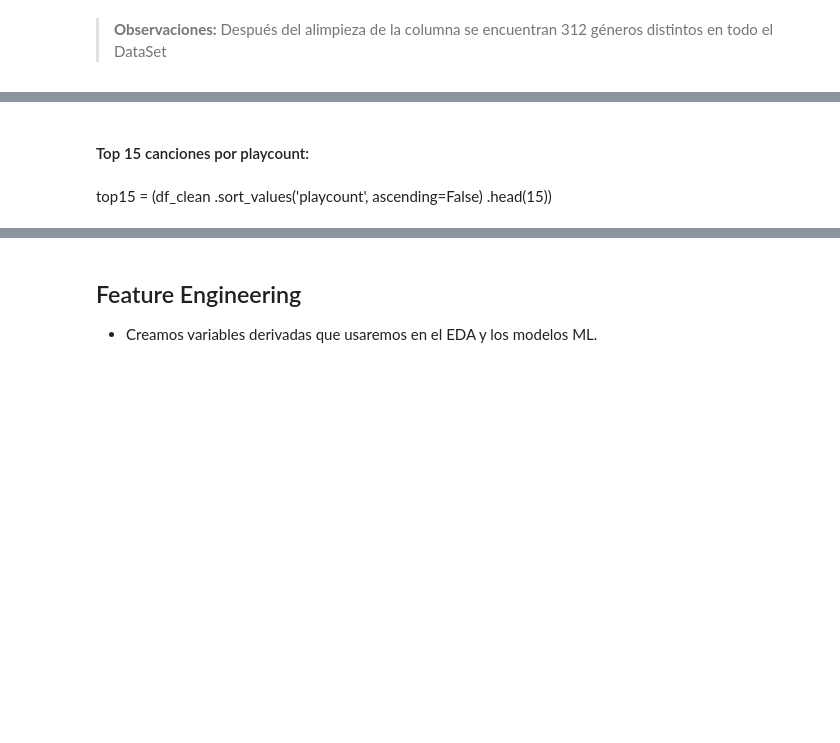
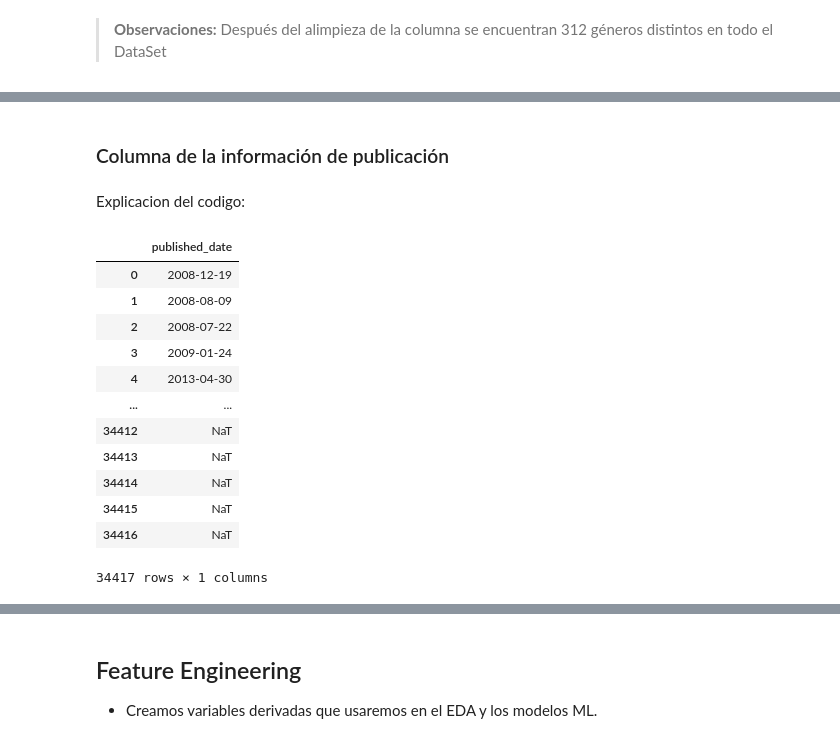
Before and after one commit to 4GeeksAcademy/ProyectoFinal23, a Jupyter notebook: src/Untitled1 - copia.ipynb, the cells around one changed output, grey strips where cells are left out. Saved outputs shown, nothing was run; the diff lists cells and outputs as text; code cells hidden in the pictures; blank space fills up the shorter version.

```diff
--- a/src/Untitled1 - copia.ipynb
+++ b/src/Untitled1 - copia.ipynb
@@ -499,9 +486,5 @@ df_clean['tag_clean'].nunique()
 
 **Objetivo:** identificar qué canciones y artistas dominan el mercado global.
 **Datos:** `chart.getTopTracks` + `chart.getTopArtists` -->
-# %% [markdown]
-#### Top 15 canciones por playcount:
-# %% [markdown]
-top15 = (df_clean
-    .sort_values('playcount', ascending=False)
-    .head(15))
+# %% [markdown]
+### Columna de la información de publicación
@@ -507,0 +493,18 @@ top15 = (df_clean
+# %% [markdown]
+Explicacion del codigo:
+# %%
+pd.DataFrame(df_clean['published_date'])
+# %% [output]
+|  | published_date |
+| 0 | 2008-12-19 |
+| 1 | 2008-08-09 |
+| 2 | 2008-07-22 |
+| 3 | 2009-01-24 |
+| 4 | 2013-04-30 |
+| ... | ... |
+| 34412 | NaT |
+| 34413 | NaT |
+| 34414 | NaT |
+| 34415 | NaT |
+| 34416 | NaT |
+34417 rows × 1 columns
```
Also changed, not shown: parts of 25 cells of this notebook, 2 other files.
